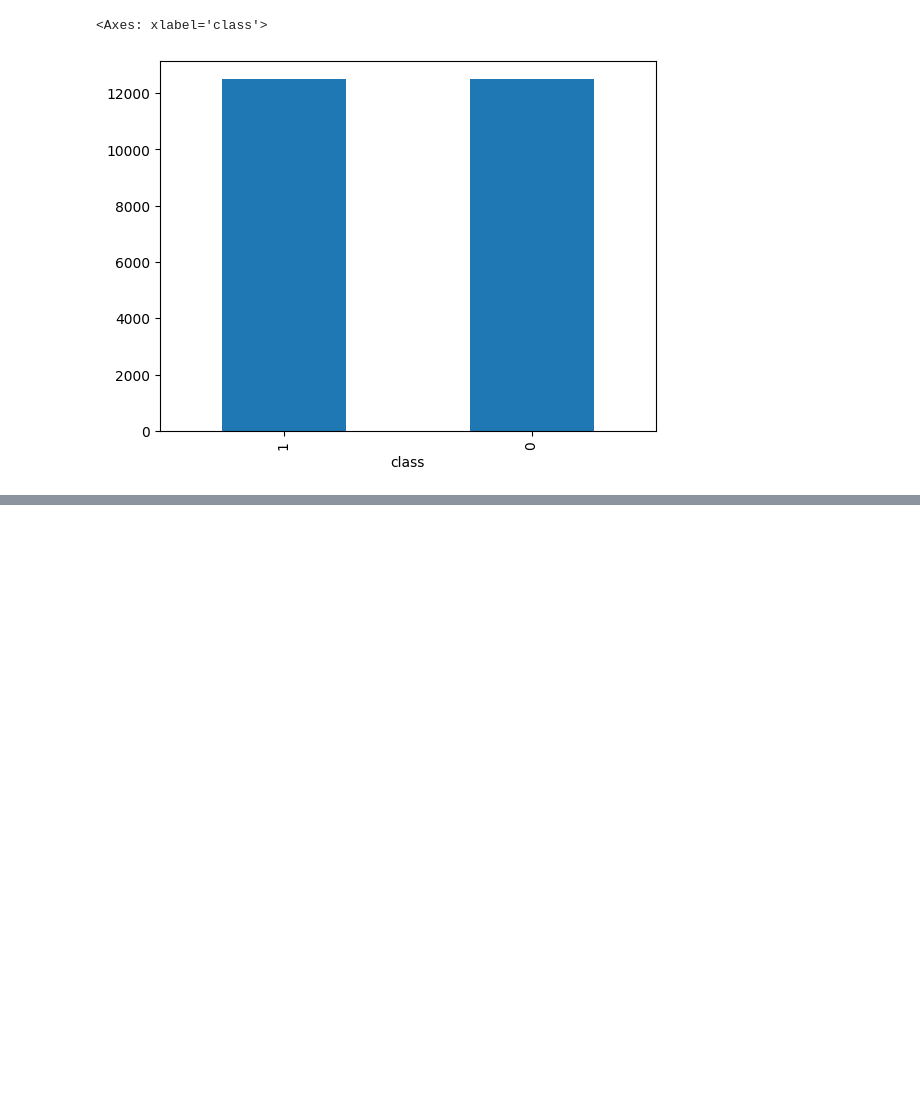
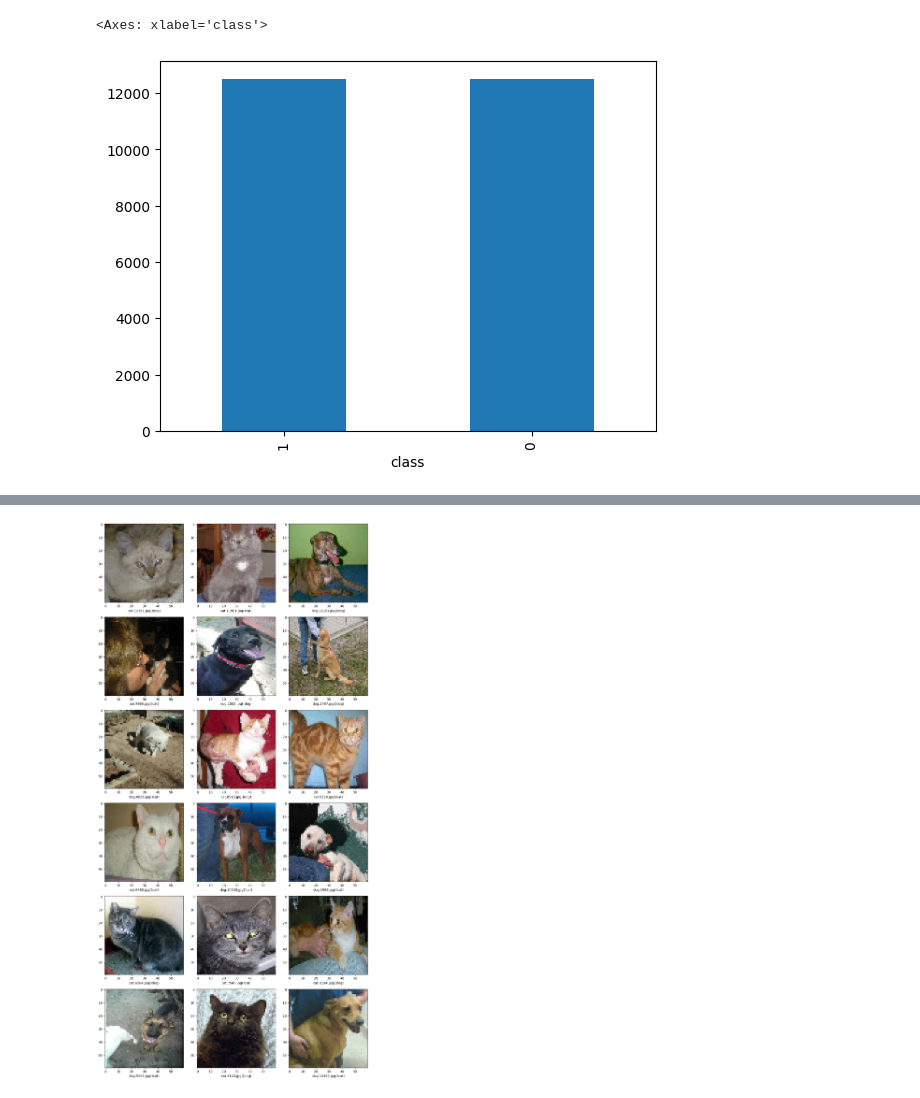
Before and after one commit to bohdanvodianyk/deep-learning-computer-vision, a Jupyter notebook: keras-CATvsDOG-callback.ipynb, the cells around one changed output, grey strips where cells are left out. Cells and saved outputs as stored; diff of their text form; code cells hidden in the pictures; blank space fills up the shorter version.

```diff
--- a/keras-CATvsDOG-callback.ipynb
+++ b/keras-CATvsDOG-callback.ipynb
@@ -111,0 +244,7 @@ df.head()
+# %%
+predict = model.predict_generator(validation_generator, steps=np.ceil(5005/batch_size))
+# %%
+validate_df['predicted'] = np.argmax(predict, axis=-1)
+label_map = dict((v,k) for k,v in train_generator.class_indices.items())
+validate_df['predicted'] = validate_df['predicted'].replace(label_map)
+validate_df
@@ -111,0 +265,18 @@ df.head()
+# %%
+sample_test = validate_df.head(18)
+sample_test.head()
+
+plt.figure(figsize=(12, 24))
+
+for index, row in sample_test.iterrows():
+  filename = row["filename"]
+  category = row["predicted"]
+  img = load_img("./train/"+filename, target_size=IMAGE_SIZE)
+  plt.subplot(6, 3, index+1)
+  plt.imshow(img)
+  plt.xlabel(filename+"()"+"{}".format(category)+")")
+
+plt.tight_layout()
+plt.show()
+# %% [output]
+[figure, added]
```
Also changed, not shown: parts of 19 cells of this notebook.
